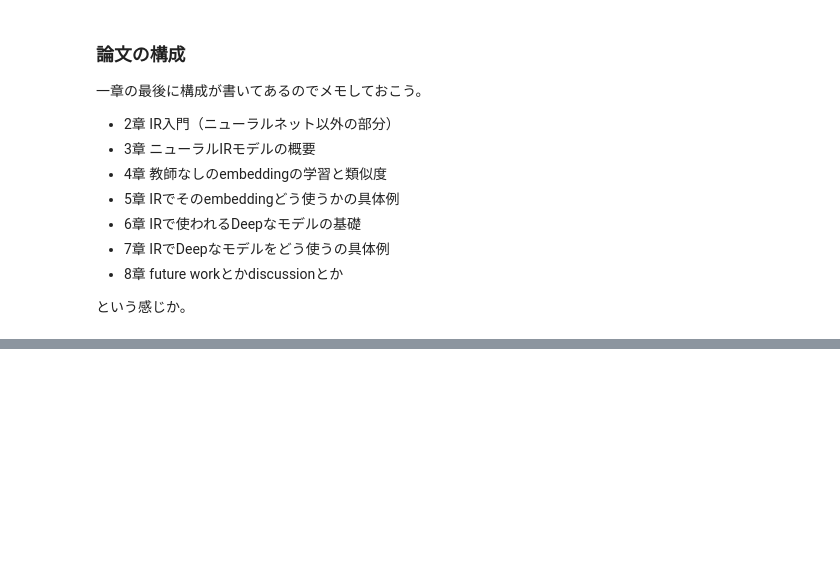
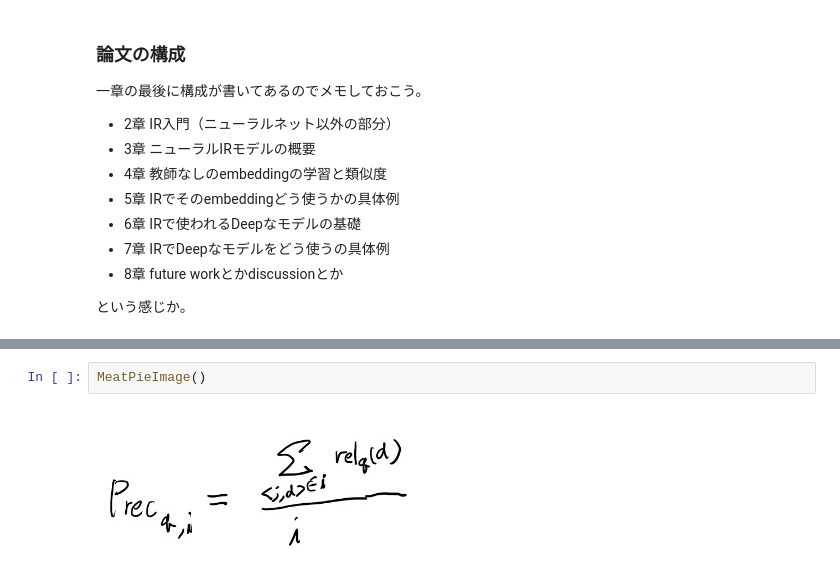
Before and after one commit to karino2/karino2.github.io, a Jupyter notebook: ipynb/2018-10-28-082858.ipynb, the cells around one changed output, grey strips where cells are left out. Drawn from its saved outputs; the diff is of its cells as text; blank space fills up the shorter version.

```diff
--- a/ipynb/2018-10-28-082858.ipynb
+++ b/ipynb/2018-10-28-082858.ipynb
@@ -30,0 +41,4 @@ Title:論文読み：Neural Models for Information Retrieval
+# %%
+MeatPieImage()
+# %% [output]
+[figure, added]
```
Also changed, not shown: parts of 5 cells of this notebook.
